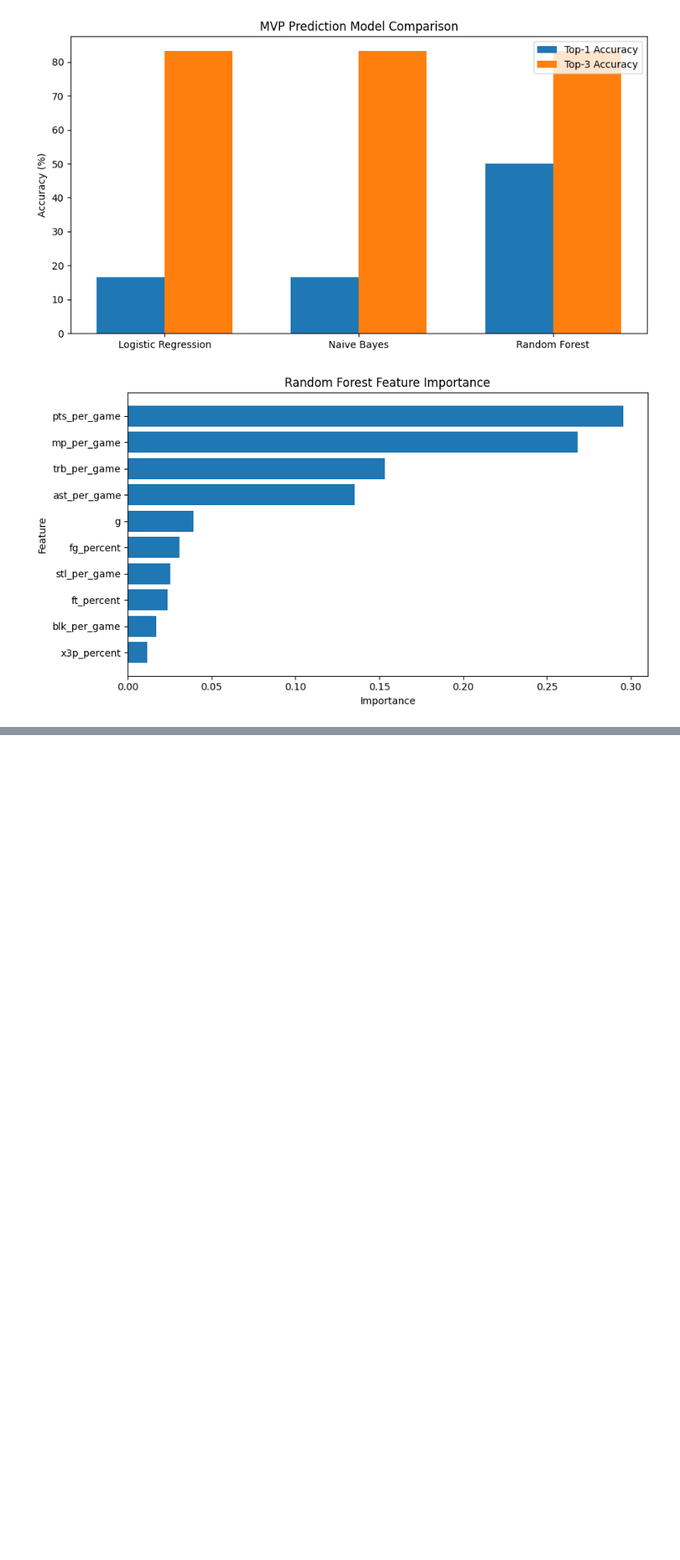
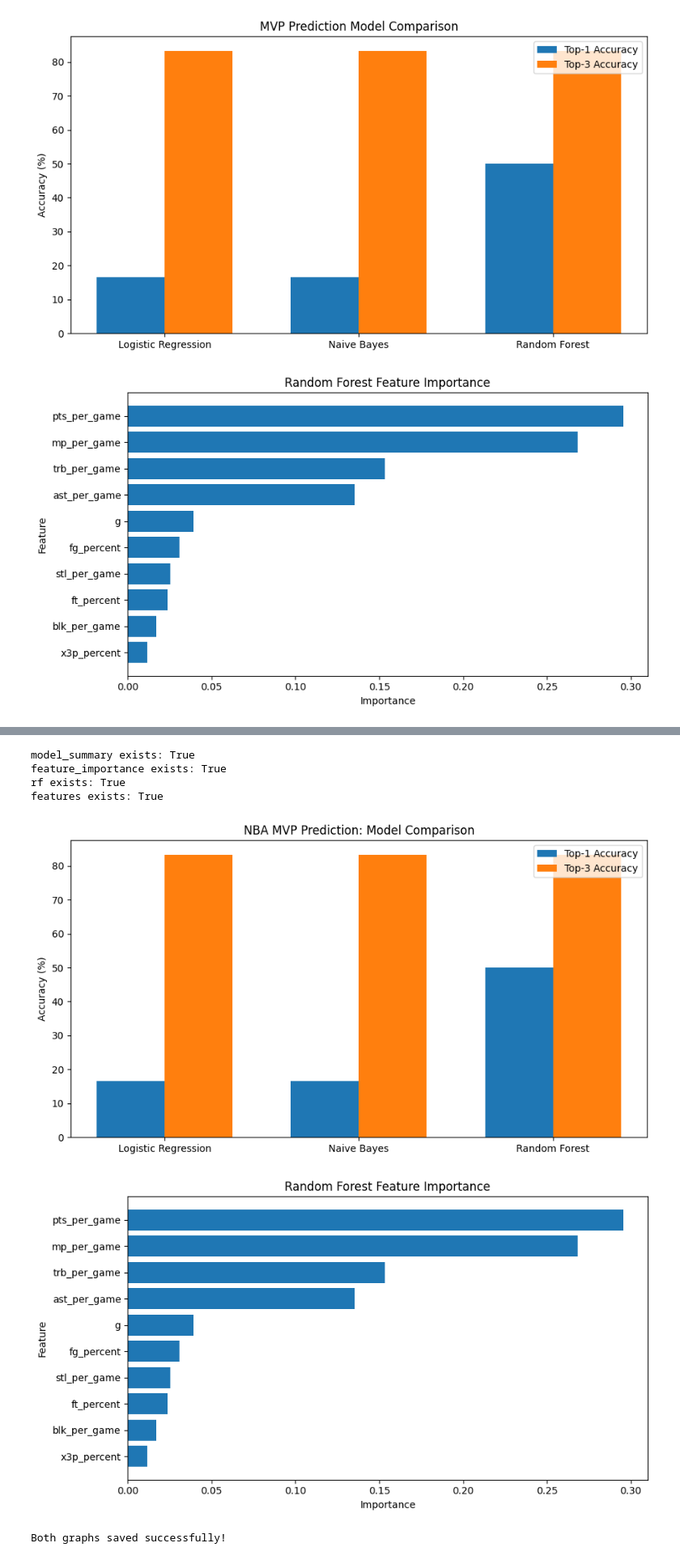
Before and after one commit to achar-pranav/ml-stanford-project, a Jupyter notebook: NBA_MVP_Prediction.ipynb, the cells around one changed output, grey strips where cells are left out. Shown at 81% size. Saved outputs shown, nothing was run; the diff lists cells and outputs as text; code cells hidden in the pictures; blank space fills up the shorter version.

```diff
--- a/NBA_MVP_Prediction.ipynb
+++ b/NBA_MVP_Prediction.ipynb
@@ -1424,0 +1455,7 @@ plt.show()
+# %%
+feature_importance = pd.DataFrame({
+    "Feature": features,
+    "Importance": rf.feature_importances_
+}).sort_values("Importance", ascending=False)
+
+print(feature_importance)
@@ -1424,0 +1474,51 @@ plt.show()
+# %%
+print("model_summary exists:", "model_summary" in globals())
+print("feature_importance exists:", "feature_importance" in globals())
+print("rf exists:", "rf" in globals())
+print("features exists:", "features" in globals())
+# %% [output]
+model_summary exists: True
+feature_importance exists: True
+rf exists: True
+features exists: True
+# %%
+import os
+import matplotlib.pyplot as plt
+
+os.makedirs("results", exist_ok=True)
+
+# Model comparison graph
+models = model_summary["Model"]
+top1 = model_summary["Top-1 Accuracy"] * 100
+top3 = model_summary["Top-3 Accuracy"] * 100
+
+x = range(len(models))
+width = 0.35
+
+plt.figure(figsize=(9, 5))
+plt.bar([i - width/2 for i in x], top1, width, label="Top-1 Accuracy")
+plt.bar([i + width/2 for i in x], top3, width, label="Top-3 Accuracy")
+plt.xticks(list(x), models)
+plt.ylabel("Accuracy (%)")
+plt.title("NBA MVP Prediction: Model Comparison")
+plt.legend()
+plt.tight_layout()
+plt.savefig("results/model_comparison.png", dpi=300, bbox_inches="tight")
+plt.show()
+
+# Feature importance graph
+plt.figure(figsize=(9, 5))
+plt.barh(feature_importance["Feature"], feature_importance["Importance"])
+plt.xlabel("Importance")
+plt.ylabel("Feature")
+plt.title("Random Forest Feature Importance")
+plt.gca().invert_yaxis()
+plt.tight_layout()
+plt.savefig("results/feature_importance.png", dpi=300, bbox_inches="tight")
+plt.show()
+
+print("Both graphs saved successfully!")
+# %% [output]
+[figure, added]
+[figure, added]
+Both graphs saved successfully!
```
Also changed, not shown: parts of 6 cells of this notebook, 14 other files.
